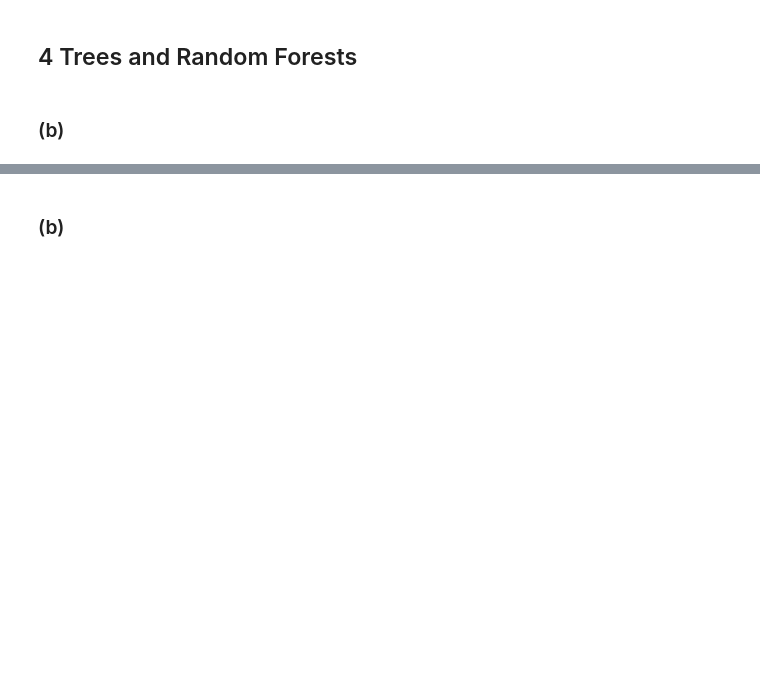
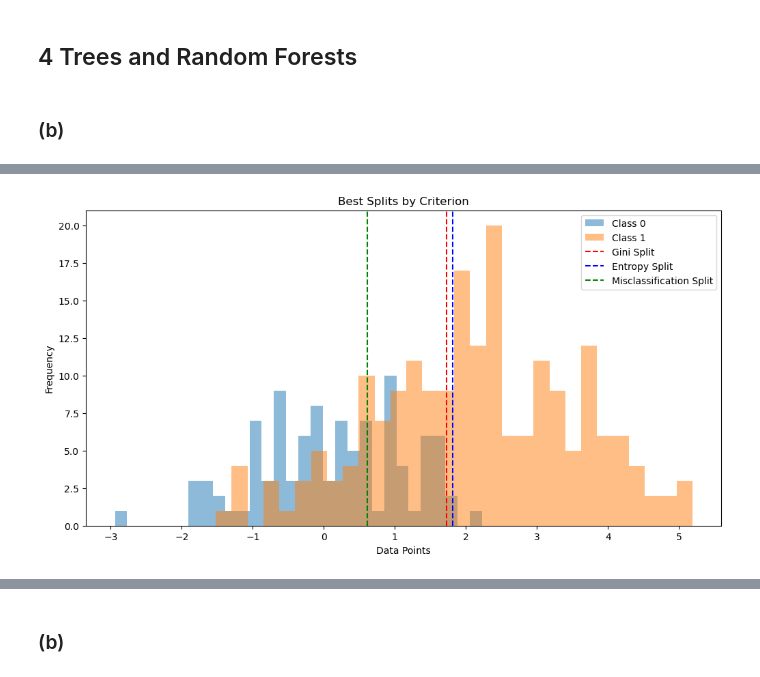
Before and after one commit to Sam-RvandV/mlph_w24, a Jupyter notebook: sheet04/sheet04.ipynb, the cells around one changed output, grey strips where cells are left out. Cells and saved outputs as stored; diff of their text form; code cells hidden in the pictures; blank space fills up the shorter version.

```diff
--- a/sheet04/sheet04.ipynb
+++ b/sheet04/sheet04.ipynb
@@ -20,20 +53,94 @@ labels = np.load('data/labels1d.npy')
 pts = np.load('data/data1d.npy')
 labels = np.load('data/labels1d.npy')
 
-# TODO: Sort the points to easily split them
+# Sort the points to easily split them
+sort_idx = np.argsort(pts)
+pts_sorted = pts[sort_idx]
+labels_sorted = labels[sort_idx]
 
 # TODO: Implement or find implementation for Gini impurity, entropy and misclassifcation rate
+def gini(p):
+    return 1 - np.sum(p**2)
+
+def entropy(p):
+    return -np.sum(p * np.log2(p, where=p > 0))
+
+def misclassification(p):
+    return 1 - np.max(p)
+
 
 def probabilities(partition):
     # divide counts by size of dataset to get cluster probabilites
     return np.unique(partition, return_counts=True)[1] / len(partition)
 
+# def compute_split_measure(l, l0, l1, method):
+#     p0 = probabilities(l0)
+#     p1 = probabilities(l1)
+#     p = probabilities(l)
+#     return method(p) - (len(l0) * method(p0) + len(l1) * method(p1)) / (len(l))
+
 def compute_split_measure(l, l0, l1, method):
     p0 = probabilities(l0)
     p1 = probabilities(l1)
-    p = probabilities(l)
-    return method(p) - (len(l0) * method(p0) + len(l1) * method(p1)) / (len(l))
+    # Weighted average impurity of the partitions
+    return (len(l0) * method(p0) + len(l1) * method(p1)) / len(l)
 
 # TODO: Iterate over the possible splits, evaulating and saving the three criteria for each one
+
+def find_best_split(pts, labels, measure):
+    best_split = None
+    best_score = float('inf')  # We minimize the score
+    scores = []
+
+    # Iterate over all possible splits
+    for i in range(1, len(pts)):
+        l0, l1 = labels[:i], labels[i:]
+        l = labels
+        score = compute_split_measure(l, l0, l1, measure)
+        scores.append(score)
+
+        if score < best_score:
+            best_score = score
+            best_split = pts[i]
+
+    return best_split, scores
+
+# Identify the best splits for each criterion
+gini_split, gini_scores = find_best_split(pts_sorted, labels_sorted, gini)
+entropy_split, entropy_scores = find_best_split(pts_sorted, labels_sorted, entropy)
+misclassification_split, misclassification_scores = find_best_split(pts_sorted, labels_sorted, misclassification)
 # TODO: Then, Compute the split that each criterion favours and visualize them
 #       (e.g. with a histogram for each class and vertical lines to show the splits)
+# Plot the results
+plt.figure(figsize=(12, 6))
+
+# Plot the histogram of data points
+plt.hist(pts_sorted[labels_sorted == 0], bins=30, alpha=0.5, label='Class 0')
+plt.hist(pts_sorted[labels_sorted == 1], bins=30, alpha=0.5, label='Class 1')
+
+# Add vertical lines for the splits
+plt.axvline(gini_split, color='red', linestyle='--', label='Gini Split')
+plt.axvline(entropy_split, color='blue', linestyle='--', label='Entropy Split')
+plt.axvline(misclassification_split, color='green', linestyle='--', label='Misclassification Split')
+
+print(f"Best Gini Split: {gini_split}")
+print(f"Best Entropy Split: {entropy_split}")
+print(f"Best Missclassification Split: {misclassification_split}")
+
+plt.legend()
+plt.xlabel('Data Points')
+plt.ylabel('Frequency')
+plt.title('Best Splits by Criterion')
+plt.show()
+
+# Visualize scores for each criterion
+plt.figure(figsize=(12, 6))
+plt.plot(gini_scores, label='Gini Scores', color='red')
+plt.plot(entropy_scores, label='Entropy Scores', color='blue')
+plt.plot(misclassification_scores, label='Misclassification Scores', color='green')
+plt.xlabel('Split Index')
+plt.ylabel('Score')
+plt.title('Scores for Each Criterion Across Splits')
+plt.legend()
+plt.show()
+# %% [output]
@@ -39,0 +150 @@ def compute_split_measure(l, l0, l1, method):
+[figure, added]
```
Also changed, not shown: parts of 5 cells of this notebook, 1 other file.
